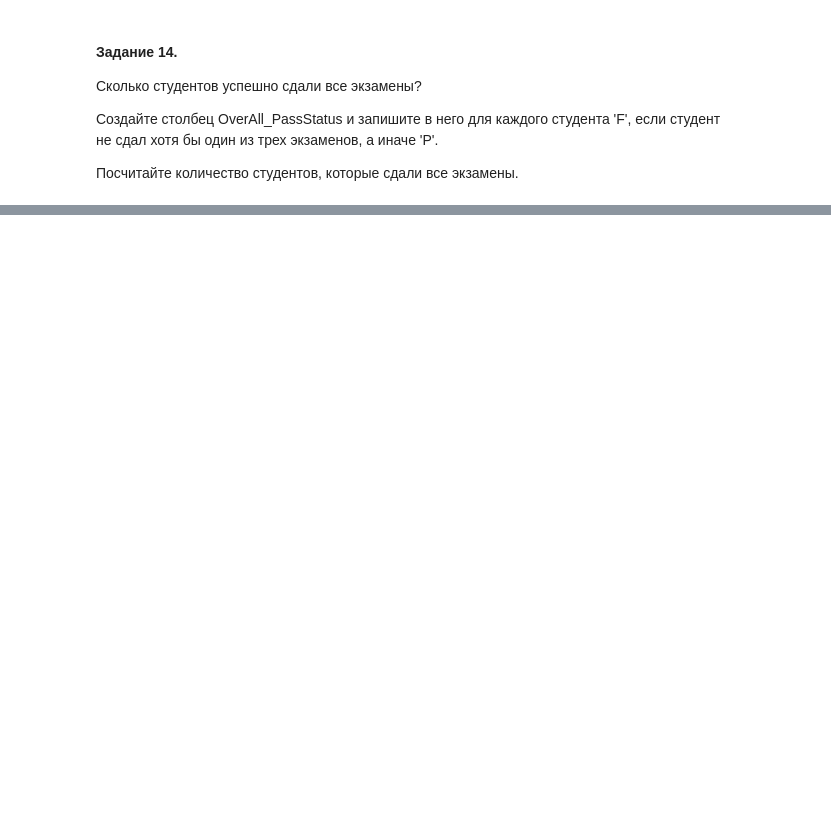
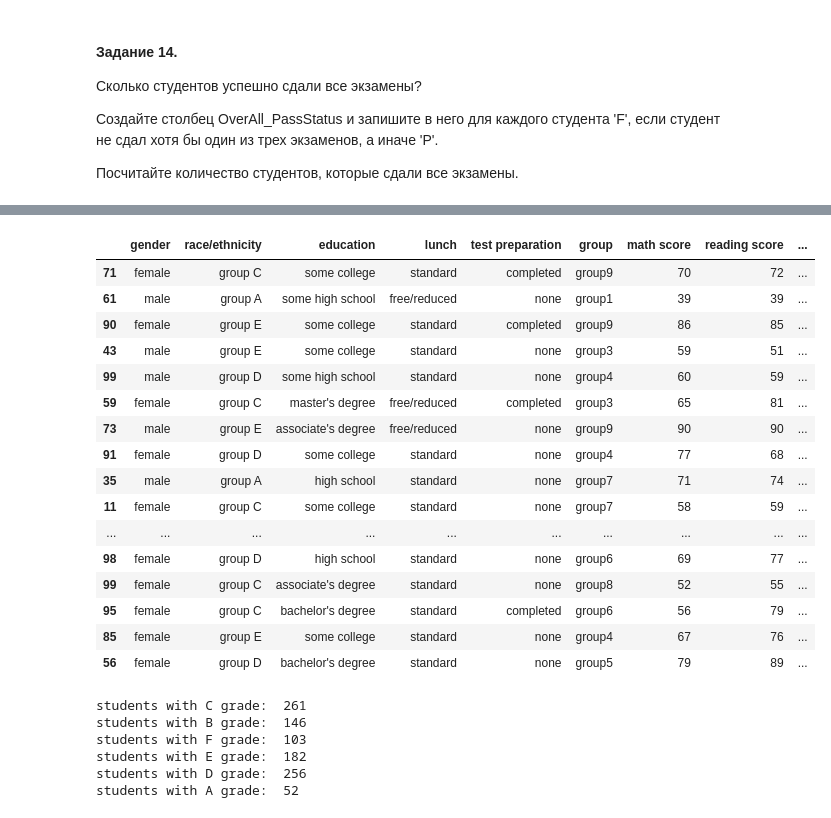
Before and after one commit to AngelaShumilova/RSUH-mag2021, a Jupyter notebook: s2/hw06pro.ipynb, the cells around one changed output, grey strips where cells are left out. Drawn from its saved outputs; the diff is of its cells as text; code cells hidden in the pictures; blank space fills up the shorter version.

```diff
--- a/s2/hw06pro.ipynb
+++ b/s2/hw06pro.ipynb
@@ -273,0 +440,42 @@ def GetGrade(average_mark):
+# %%
+from intervaltree import IntervalTree
+
+tree = IntervalTree()
+tree.addi(90, 101, "A")
+tree.addi(80, 90, "B")
+tree.addi(70, 80, "C")
+tree.addi(60, 70, "D")
+tree.addi(50, 60, "E")
+tree.addi(0, 50, "F")
+
+df["Grade"] = df[["math score", "reading score", 'writing score']].apply(lambda x: list(tree.at(sum(x[['math score', 'reading score', 'writing score']]) / 3))[0].data, axis=1)
+
+df.sample(20)
+# %% [output]
+|  | gender | race/ethnicity | education | lunch | test preparation | group | math score | reading score | ... |
+| 71 | female | group C | some college | standard | completed | group9 | 70 | 72 | ... |
+| 61 | male | group A | some high school | free/reduced | none | group1 | 39 | 39 | ... |
+| 90 | female | group E | some college | standard | completed | group9 | 86 | 85 | ... |
+| 43 | male | group E | some college | standard | none | group3 | 59 | 51 | ... |
+| 99 | male | group D | some high school | standard | none | group4 | 60 | 59 | ... |
+| 59 | female | group C | master's degree | free/reduced | completed | group3 | 65 | 81 | ... |
+| 73 | male | group E | associate's degree | free/reduced | none | group9 | 90 | 90 | ... |
+| 91 | female | group D | some college | standard | none | group4 | 77 | 68 | ... |
+| 35 | male | group A | high school | standard | none | group7 | 71 | 74 | ... |
+| 11 | female | group C | some college | standard | none | group7 | 58 | 59 | ... |
+| ... | ... | ... | ... | ... | ... | ... | ... | ... | ... |
+| 98 | female | group D | high school | standard | none | group6 | 69 | 77 | ... |
+| 99 | female | group C | associate's degree | standard | none | group8 | 52 | 55 | ... |
+| 95 | female | group C | bachelor's degree | standard | completed | group6 | 56 | 79 | ... |
+| 85 | female | group E | some college | standard | none | group4 | 67 | 76 | ... |
+| 56 | female | group D | bachelor's degree | standard | none | group5 | 79 | 89 | ... |
+# %%
+for interval in tree.all_intervals:
+    print(f"students with {interval.data} grade: ", df[df.Grade == interval.data].shape[0])
+# %% [output]
+students with C grade:  261
+students with B grade:  146
+students with F grade:  103
+students with E grade:  182
+students with D grade:  256
+students with A grade:  52
```
Also changed, not shown: parts of 16 cells of this notebook, 21 other files.
